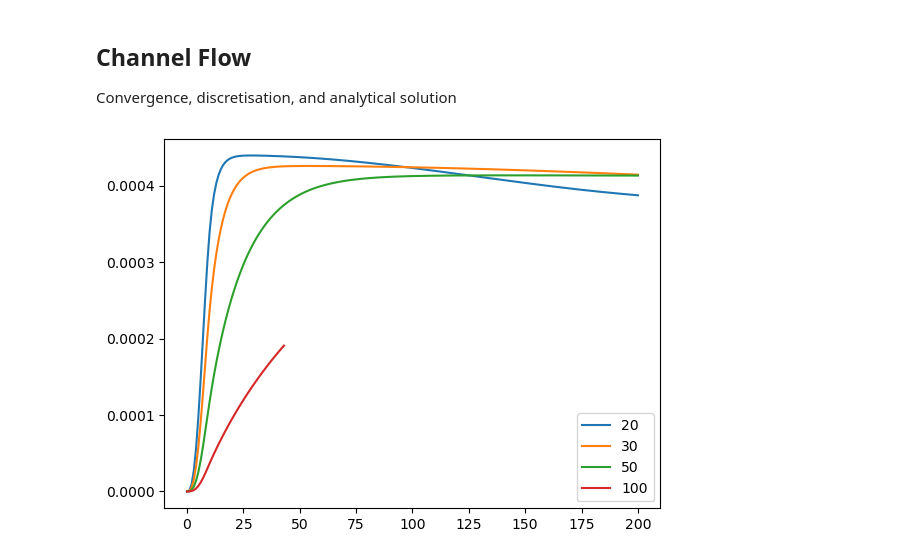
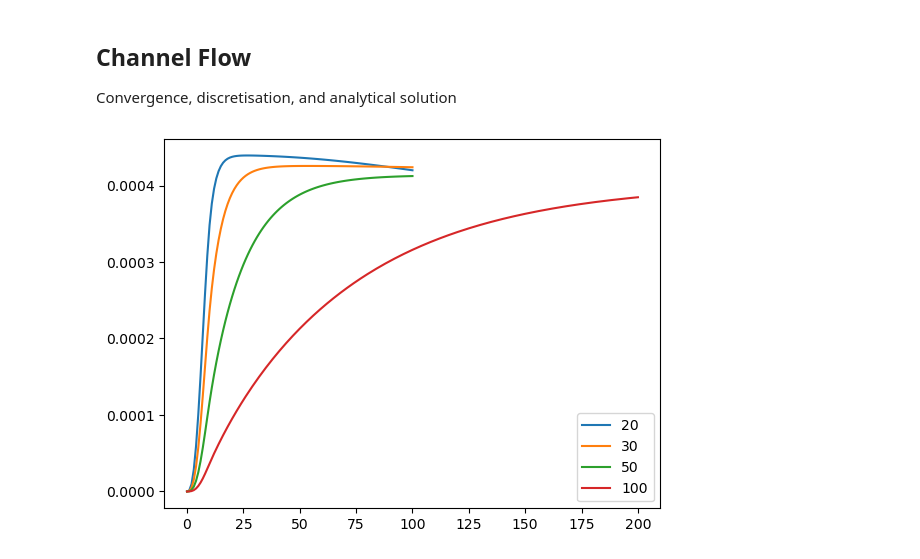
Before and after one commit to krachdd/hoomd-sph3, a Jupyter notebook: sph-simulations/99_singlephaseflow_benchmarks/evaluate_sph_benchmarks.ipynb, the cells around one changed output. Drawn from its saved outputs; the diff is of its cells as text; code cells hidden in the pictures.

```diff
--- a/sph-simulations/99_singlephaseflow_benchmarks/evaluate_sph_benchmarks.ipynb
+++ b/sph-simulations/99_singlephaseflow_benchmarks/evaluate_sph_benchmarks.ipynb
@@ -24,7 +24,7 @@ import vtk_tools
 global_path = '/media/david/Data1/SPH_Simulation_Data/SinglephaseFlow_Benchmarks/'
 # %%
 # define colorbar
-cm = plt.cm.get_cmap('RdYlBu')
+cm = plt.cm.get_cmap('plasma')
 # %% [markdown]
 ## Poiseuille Flow
 Convergence, discretisation, analytical solution
@@ -136,8 +162,8 @@ logfiles_plates = [
 ]
 
 for i in range(len(simulations_res)):
-    conv_data = np.genfromtxt(f'{path_plates}/{logfiles_plates[i]}', skip_header = 1)[:, -2]
-    number_fparticles = np.genfromtxt(f'{path_plates}/{logfiles_plates[i]}', skip_header = 1)[-1, -3]
+    conv_data = np.genfromtxt(f'{global_path}{path_plates}/{logfiles_plates[i]}', skip_header = 1)[:, -2]
+    number_fparticles = np.genfromtxt(f'{global_path}{path_plates}/{logfiles_plates[i]}', skip_header = 1)[-1, -3]
     norm_conv_data = np.divide(conv_data, number_fparticles)
     plt.plot(norm_conv_data, label = f'{simulations_res[i]}')
     plt.legend()
@@ -164,11 +190,41 @@ logfiles_couette = [
 ]
 
 for i in range(len(simulations_res)):
-    conv_data = np.genfromtxt(f'{path_couette}/{logfiles_couette[i]}', skip_header = 1)[:, -2]
-    number_fparticles = np.genfromtxt(f'{path_couette}/{logfiles_couette[i]}', skip_header = 1)[-1, -3]
+    conv_data = np.genfromtxt(f'{global_path}{path_couette}/{logfiles_couette[i]}', skip_header = 1)[:, -2]
+    number_fparticles = np.genfromtxt(f'{global_path}{path_couette}/{logfiles_couette[i]}', skip_header = 1)[-1, -3]
     norm_conv_data = np.divide(conv_data, number_fparticles)
     plt.plot(norm_conv_data, label = f'{simulations_res[i]}')
     plt.legend()
 plt.show()
 # %% [output]
 [figure]
+# %%
+# Comparison with a analytical solution
+vtufiles =  [
+    'couette_flow_20_28_17_vs_5e-05_run/couette_flow_20_28_17_vs_5e-05_run_20000.vtu',
+    'couette_flow_30_38_17_vs_3.3333333333333335e-05_run/couette_flow_30_38_17_vs_3.3333333333333335e-05_run_20000.vtu',
+    'couette_flow_50_58_17_vs_2e-05_run/couette_flow_50_58_17_vs_2e-05_run_20000.vtu',
+    'couette_flow_100_108_17_vs_1e-05_run/couette_flow_100_108_17_vs_1e-05_run_20000.vtu'
+]
+
+for i in range(len(vtufiles)):
+
+    data = vtk_tools.openvtu(f'{global_path}{path_couette}/{vtufiles[i]}', ['Pressure', 'Velocity x', 'Velocity y'])
+
+    tdata_points_y = []
+    tdata_points_z = []
+    tdata_vels = []
+    for i in range(data['Points'].shape[0]):
+        if data['Points'][i, 0] < 0.0001  and data['Points'][i, 0] > -0.0001:
+            tdata_points_y.append(data['Points'][i, 0])
+            tdata_points_z.append(data['Points'][i, 1])
+            tdata_vels.append(data['Velocity x'][i])
+
+    im = plt.scatter(tdata_points_y, tdata_points_z, c = tdata_vels, s = 20, cmap = cm)
+    plt.colorbar(im)
+    plt.show()
+    plt.close()
+
+    plt.scatter(tdata_points_z, tdata_vels, c = tdata_vels, s = 20, cmap = cm)
+    plt.show()
+    plt.close()
@@ -178,25 +263,25 @@ Convergence, discretisation, and analytical solution
 # %%
 simulations_res = [
                     20,
                     30,
                     50,
                     100
 ]
 
 path_channel = '04_channel_flow'
 logfiles_channel = [
     'channel_flow_20_32_32_vs_5e-05_run.log',
     'channel_flow_30_42_42_vs_3.3333333333333335e-05_run.log',
     'channel_flow_50_62_62_vs_2e-05_run.log',
     'channel_flow_100_112_112_vs_1e-05_run.log'
 ]
 
 for i in range(len(simulations_res)):
-    conv_data = np.genfromtxt(f'{path_channel}/{logfiles_channel[i]}', skip_header = 1)[:, -2]
-    number_fparticles = np.genfromtxt(f'{path_channel}/{logfiles_channel[i]}', skip_header = 1)[-1, -3]
+    conv_data = np.genfromtxt(f'{global_path}{path_channel}/{logfiles_channel[i]}', skip_header = 1)[:, -2]
+    number_fparticles = np.genfromtxt(f'{global_path}{path_channel}/{logfiles_channel[i]}', skip_header = 1)[-1, -3]
     norm_conv_data = np.divide(conv_data, number_fparticles)
     plt.plot(norm_conv_data, label = f'{simulations_res[i]}')
     plt.legend()
 plt.show()
 # %% [output]
-[figure, old version]
+[figure, new version]
```
Also changed, not shown: parts of 5 cells of this notebook.
